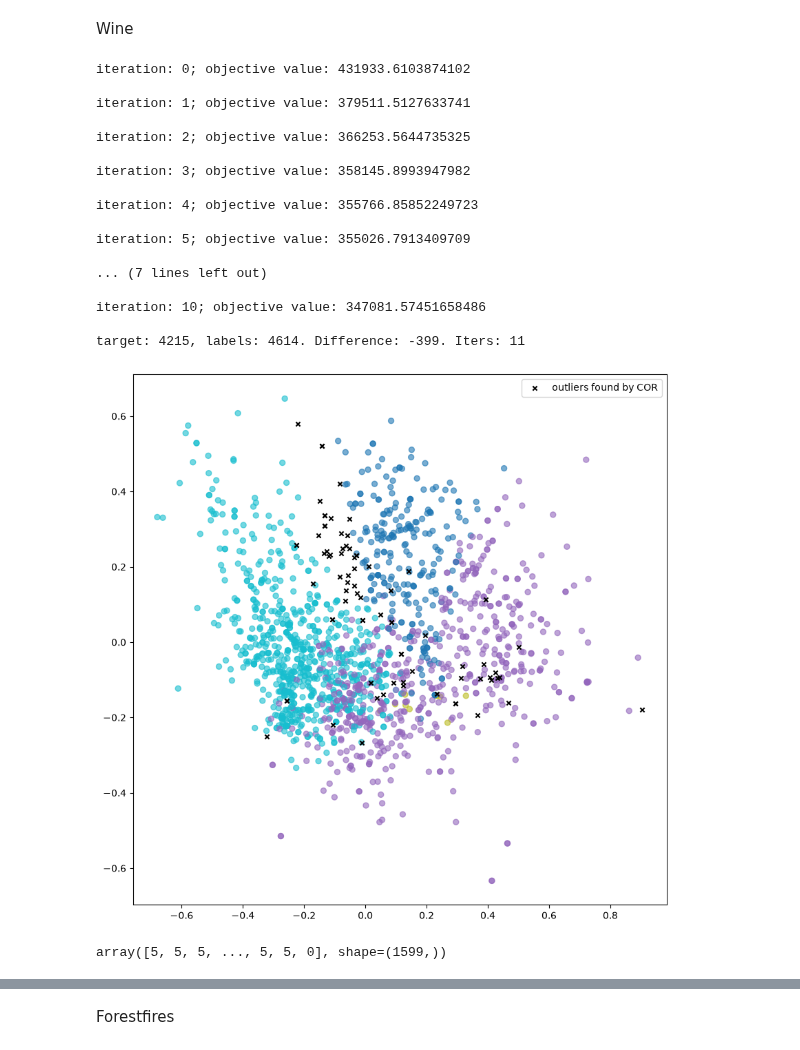
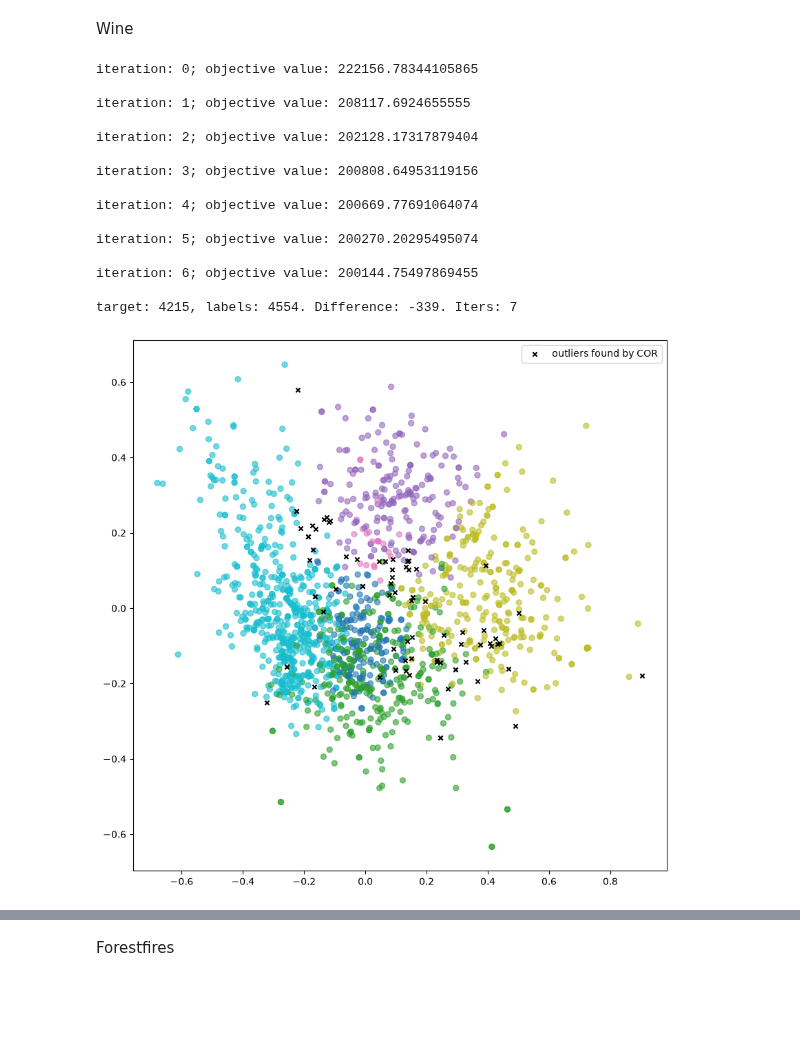
Before and after one commit to Ddav3/Clustering-with-Outlier-Removal-Implementation, a Jupyter notebook: COR.ipynb, the cells around one changed output, grey strips where cells are left out. Saved outputs shown, nothing was run; the diff lists cells and outputs as text; code cells hidden in the pictures; blank space fills up the shorter version.

```diff
--- a/COR.ipynb
+++ b/COR.ipynb
@@ -65,7 +65,8 @@ def generate_centroids(BB: list[np.ndarray], K: int)-> list[np.ndarray]:
     """
     if (K > BB.shape[0]):
         print("Numerical error: too much more clusters than observations. Cannot initialize centroids")
-    return np.random.uniform(0,1, size = (K,BB.shape[1]))
+    idx = np.random.choice(BB.shape[0],K, replace=False)
+    return BB[idx].copy()
 
 def compute_kl_distances(BB: np.ndarray, centroids: np.ndarray, return_matrix:bool= False) -> tuple[np.ndarray,np.ndarray]| tuple[np.ndarray,np.ndarray,np.ndarray]:
     """
@@ -196,7 +197,7 @@ COR
 # %%
 def COR(X: pd.DataFrame, K: int, o:int, r:int)-> tuple[np.ndarray, float, dict] | dict:
     """
-    Main function; runs the COR algorithm as presented in the paper.
+    Main function; runs the COR algorithm as presented in the paper. The Dataset must be fully numerical
     """
     basic_partitions_labels = generate_basic_partitions(X, r, k_max=2*K)
     B, tilde_B = build_binary_matrices(basic_partitions_labels)
@@ -236,36 +237,31 @@ Wine
 # %%
 red_wine_quality = pd.read_csv("datasets/wine+quality/winequality-red.csv",delimiter=";")
 
 target = red_wine_quality["quality"].to_numpy()
 red_wine_quality.drop("quality",axis=1, inplace=True)
 target = target - min(target)
-
 red_wine_quality = normalise_numeric(red_wine_quality)
 labels, obj, stats = COR(red_wine_quality,len(np.unique(target)),int(len(red_wine_quality)*0.05), 100)
 
 print(f"target: {sum(target)}, labels: {sum(labels)}. Difference: {sum(target-labels)}. Iters: {stats["n_iterations"]}")
 
 PCA_scatter_plot(red_wine_quality, labels)
-labels
 # %% [output]
-iteration: 0; objective value: 431933.6103874102
+iteration: 0; objective value: 222156.78344105865
 
-iteration: 1; objective value: 379511.5127633741
+iteration: 1; objective value: 208117.6924655555
 
-iteration: 2; objective value: 366253.5644735325
+iteration: 2; objective value: 202128.17317879404
 
-iteration: 3; objective value: 358145.8993947982
+iteration: 3; objective value: 200808.64953119156
 
-iteration: 4; objective value: 355766.85852249723
+iteration: 4; objective value: 200669.77691064074
 
-iteration: 5; objective value: 355026.7913409709
+iteration: 5; objective value: 200270.20295495074
 
-... (7 lines left out)
+iteration: 6; objective value: 200144.75497869455
 
-iteration: 10; objective value: 347081.57451658486
-
-target: 4215, labels: 4614. Difference: -399. Iters: 11
+target: 4215, labels: 4554. Difference: -339. Iters: 7
-[figure, old version]
+[figure, new version]
-array([5, 5, 5, ..., 5, 5, 0], shape=(1599,))
 # %%
 white_wine_quality = pd.read_csv("datasets/wine+quality/winequality-white.csv",delimiter=";")
```
Also changed, not shown: parts of 2 cells of this notebook.
